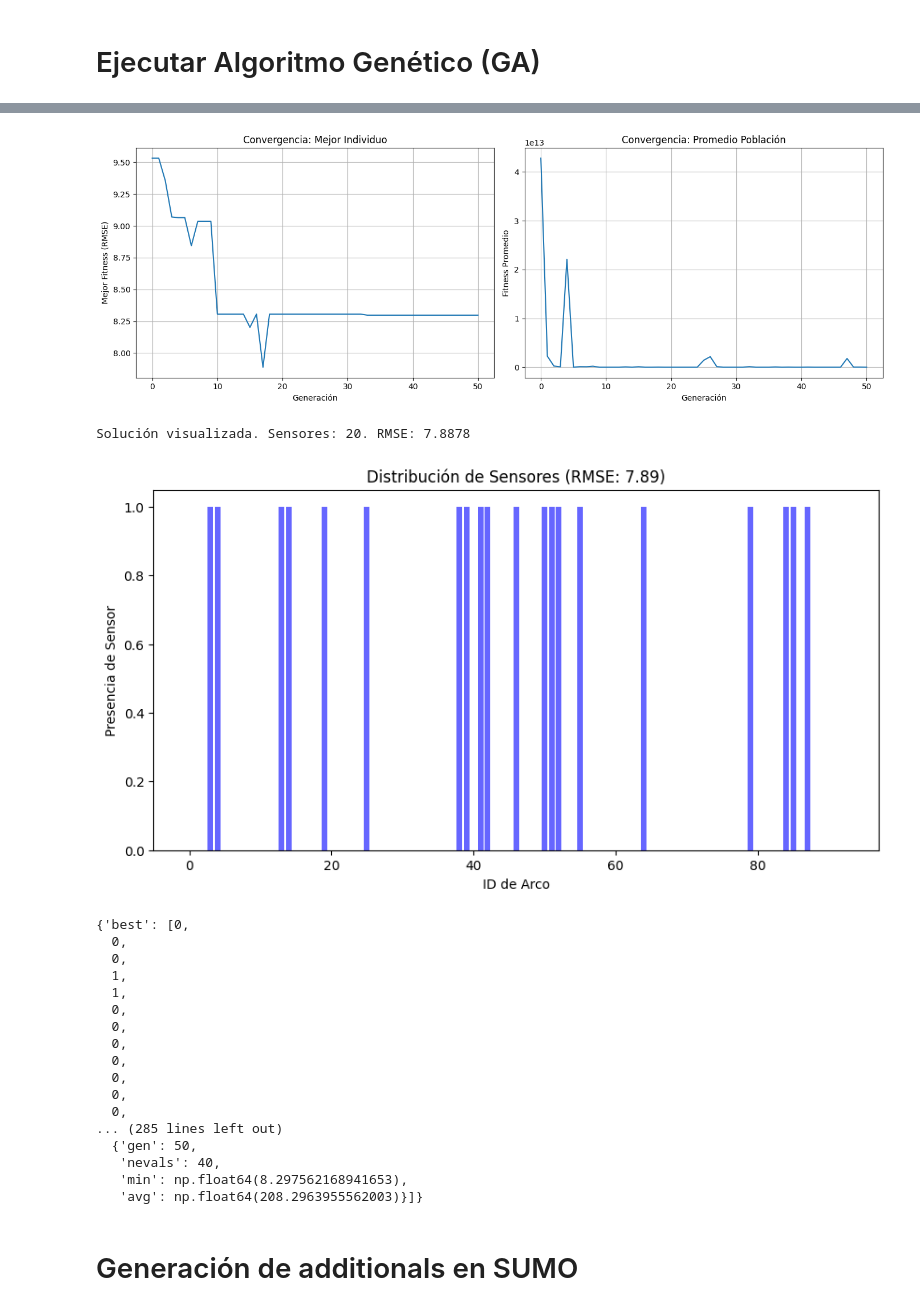
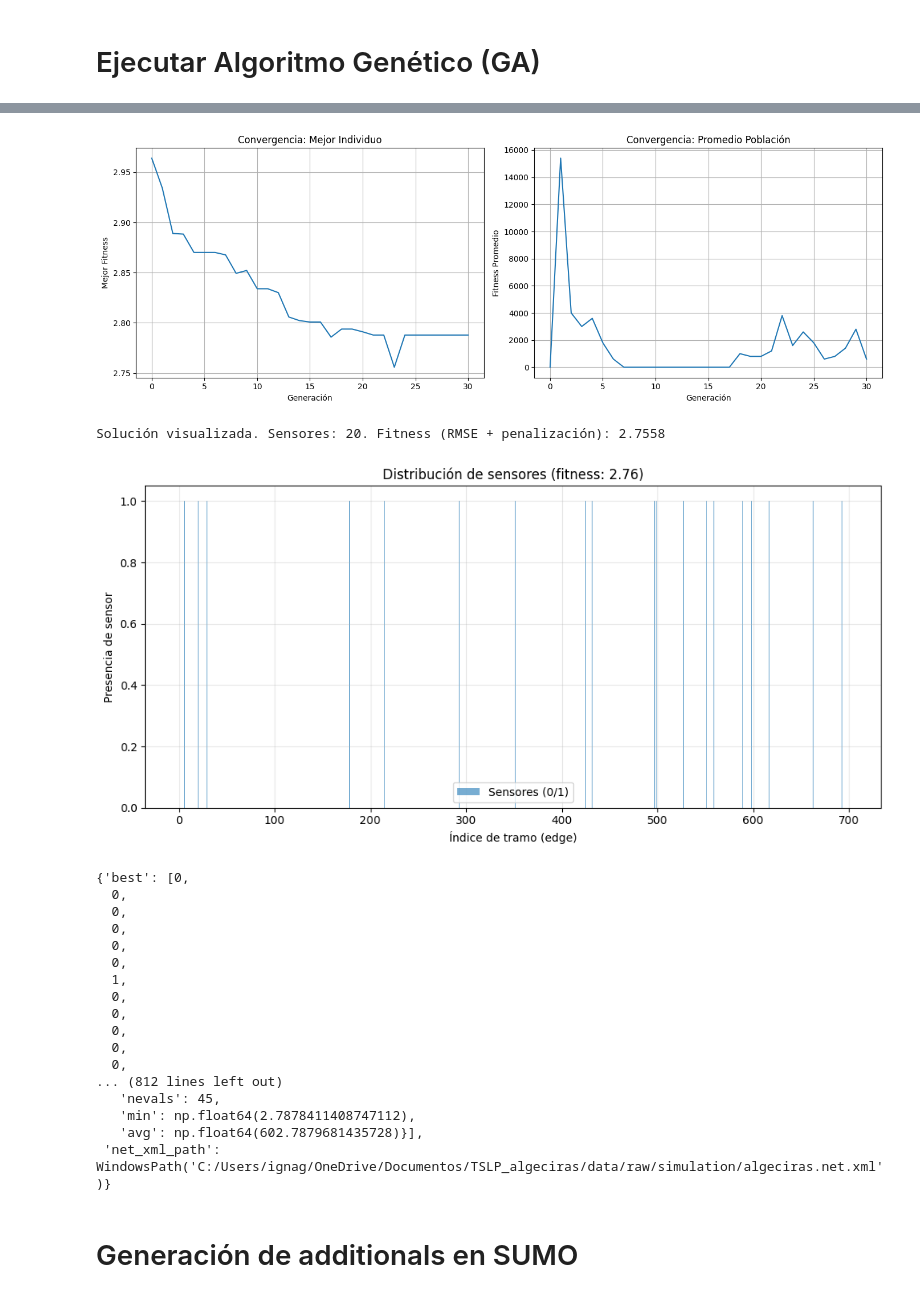
Before and after one commit to ignagp34/TSLP_Algeciras, a Jupyter notebook: notebooks/01_experimentos.ipynb, the cells around one changed output, grey strips where cells are left out. Cells and saved outputs as stored; diff of their text form; code cells hidden in the pictures.

```diff
--- a/notebooks/01_experimentos.ipynb
+++ b/notebooks/01_experimentos.ipynb
@@ -99,15 +99,13 @@ milp_run
 # %%
 from scripts.run_ga import run_ga_experiment
 
-DATA_PROCESSED = PROJECT_ROOT / "data" / "processed"
-
 ga_result = run_ga_experiment(
-    csv_path=DATA_PROCESSED / "edgeData_scen2.csv",
+    csv_path=DATA_PROCESSED / "edgeData_scen1.csv",
     population_size=50,
-    max_generations=50,
-    sensor_budget=20,   # B máximo que quieres permitir
+    max_generations=30,
+    sensor_budget=20,
+    net_xml_path=PROJECT_ROOT / "data" / "raw" / "simulation" / "algeciras.net.xml",
 )
-
 ga_result
 # %% [output]
 === Ejecutando Algoritmo Genético para Sensores ===
@@ -130,23 +128,23 @@ Figura de convergencia guardada en: C:\Users\ignag\OneDrive\Documentos\TSLP\alge
-[figure, old version]
+[figure, new version]
-Solución visualizada. Sensores: 20. RMSE: 7.8878
+Solución visualizada. Sensores: 20. Fitness (RMSE + penalización): 2.7558
-[figure, old version]
+[figure, new version]
 {'best': [0,
   0,
   0,
-  1,
+  0,
+  0,
+  0,
   1,
   0,
   0,
   0,
   0,
   0,
-  0,
-  0,
-... (285 lines left out)
-  {'gen': 50,
-   'nevals': 40,
-   'min': np.float64(8.297562168941653),
-   'avg': np.float64(208.2963955562003)}]}
+... (812 lines left out)
+   'nevals': 45,
+   'min': np.float64(2.7878411408747112),
+   'avg': np.float64(602.7879681435728)}],
+ 'net_xml_path': WindowsPath('C:/Users/ignag/OneDrive/Documentos/TSLP_algeciras/data/raw/simulation/algeciras.net.xml')}
 # %% [markdown]
 # Generación de additionals en SUMO
 # %%
```
Also changed, not shown: parts of 3 cells of this notebook, 13 other files.
